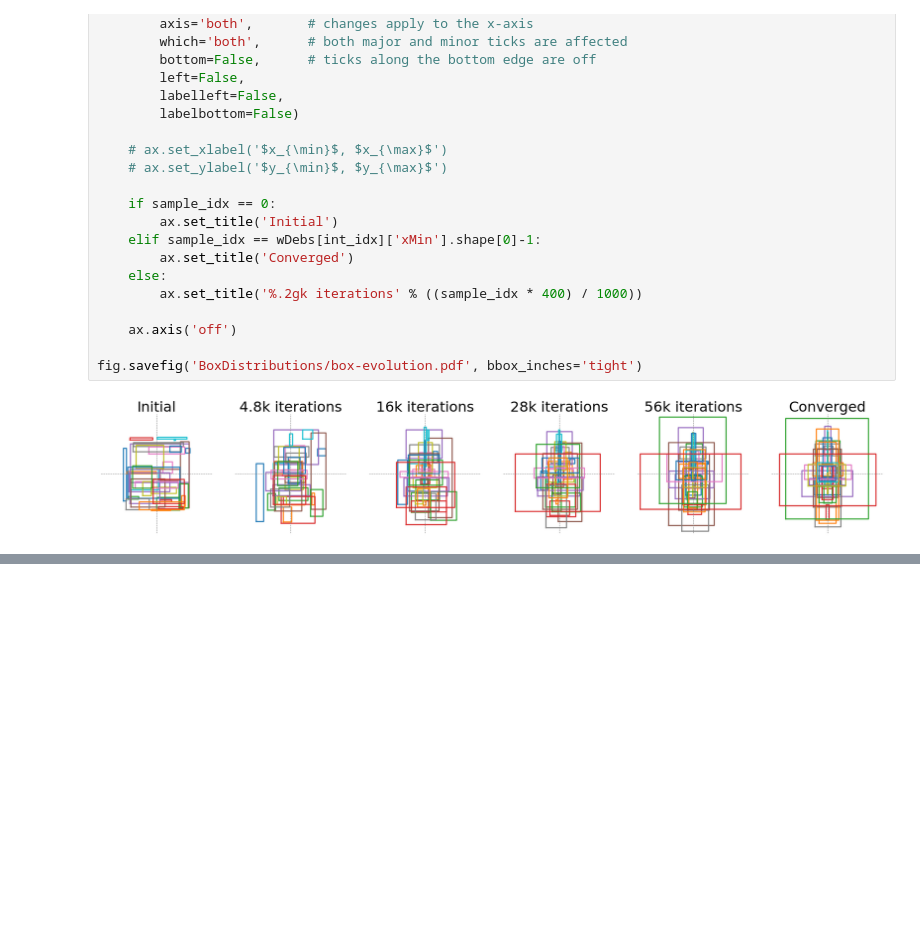
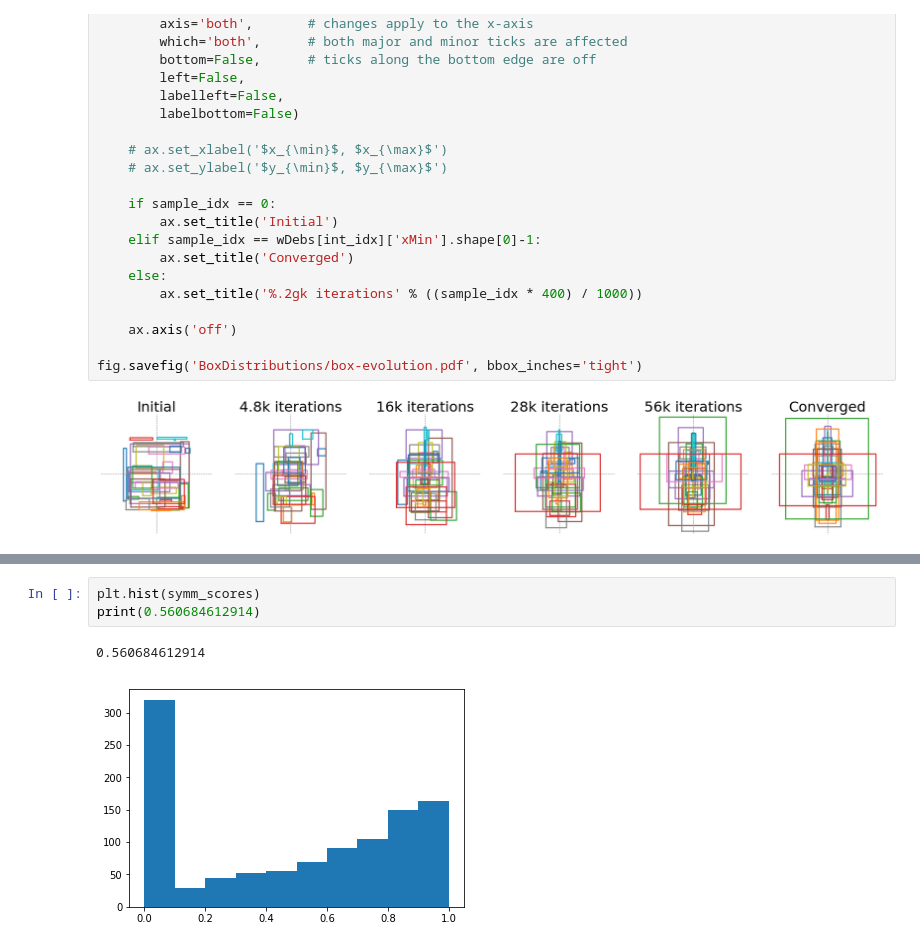
Before and after one commit to shrubb/integral-layer, a Jupyter notebook: Scripts/Plot stuff.ipynb, the cells around one changed output, grey strips where cells are left out. Cells and saved outputs as stored; diff of their text form; blank space fills up the shorter version.

```diff
--- a/Scripts/Plot stuff.ipynb
+++ b/Scripts/Plot stuff.ipynb
@@ -240,0 +285,6 @@ fig.savefig('BoxDistributions/box-evolution.pdf', bbox_inches='tight')
+# %%
+plt.hist(symm_scores)
+print(0.560684612914)
+# %% [output]
+0.560684612914
+[figure, added]
```
Also changed, not shown: parts of 14 cells of this notebook, 4 other files.
